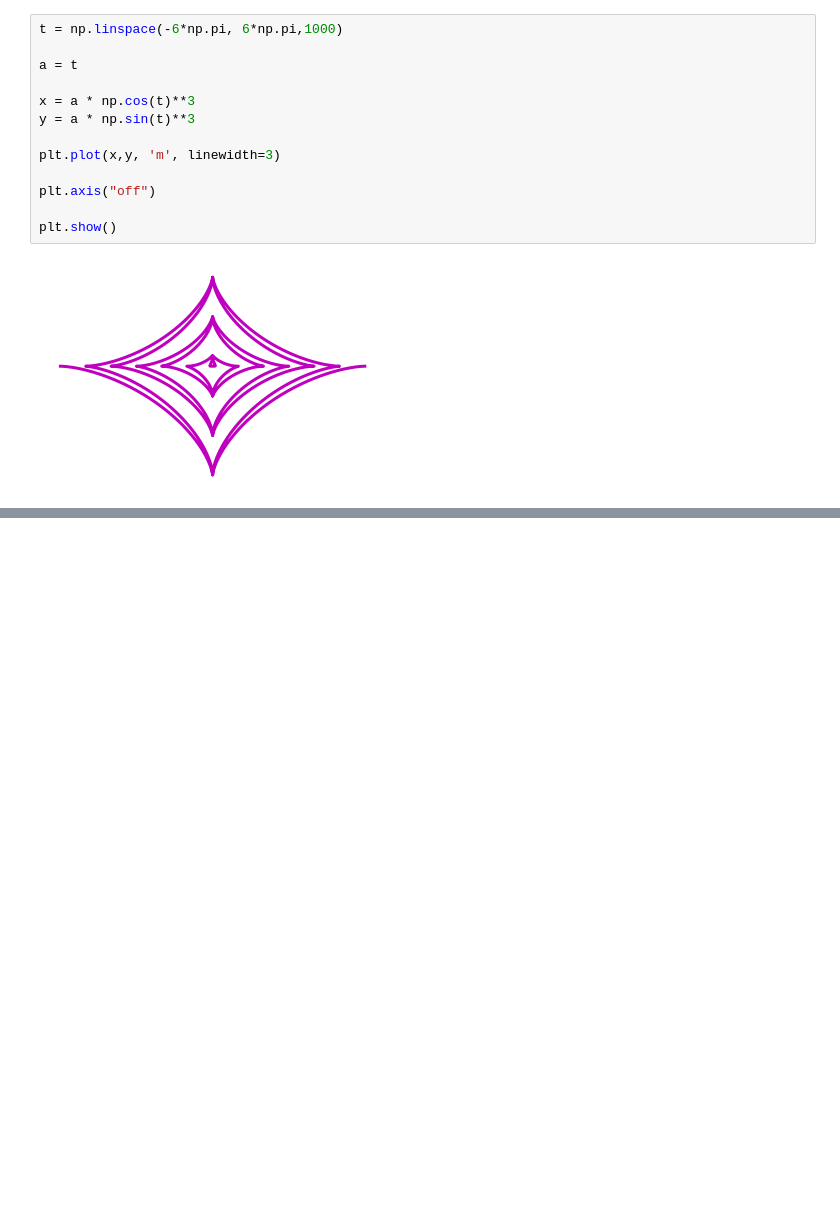
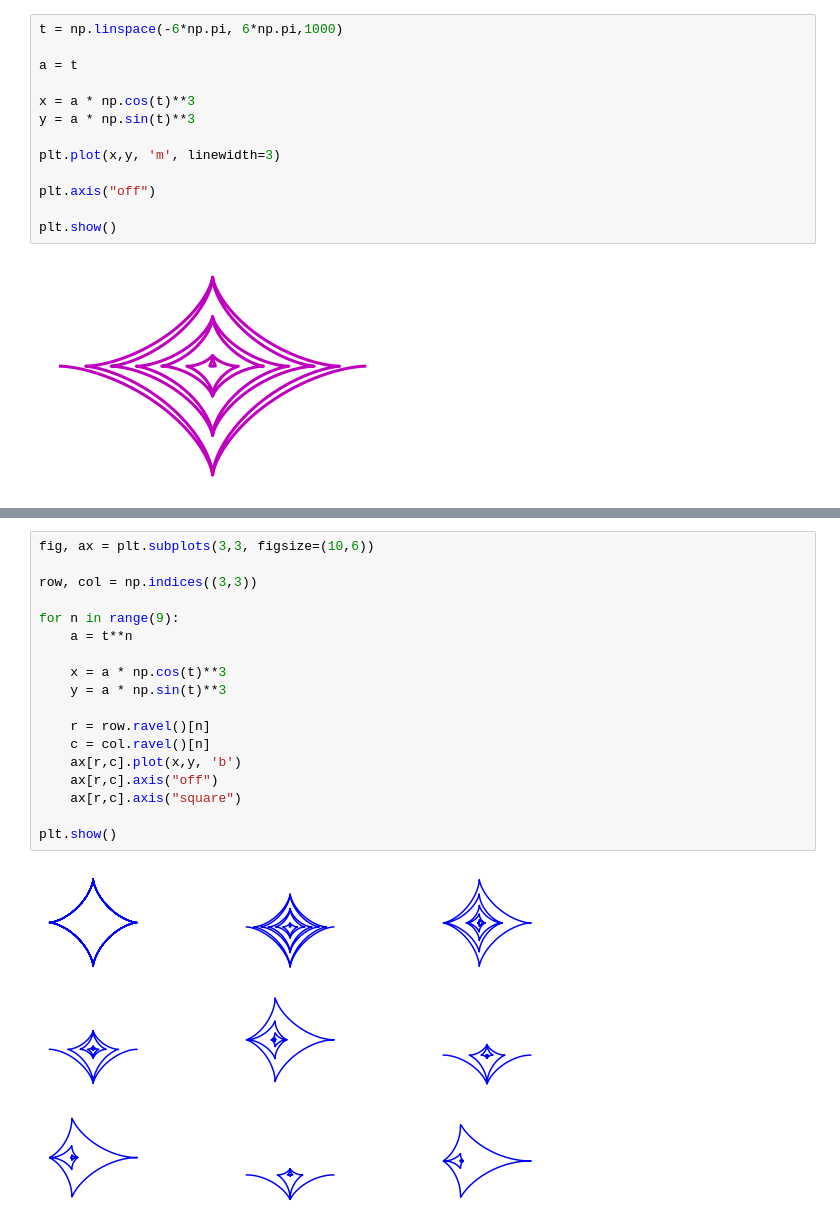
Before and after one commit to danireysan/pymath, a Jupyter notebook: Art with Trigonometry/Astroid radial curve.ipynb, the cells around one changed output, grey strips where cells are left out. Cells and saved outputs as stored; diff of their text form; blank space fills up the shorter version.

```diff
--- a/Art with Trigonometry/Astroid radial curve.ipynb
+++ b/Art with Trigonometry/Astroid radial curve.ipynb
@@ -36,0 +62,20 @@ for n in evenArray:
+# %%
+fig, ax = plt.subplots(3,3, figsize=(10,6))
+
+row, col = np.indices((3,3))
+
+for n in range(9):
+    a = t**n
+
+    x = a * np.cos(t)**3
+    y = a * np.sin(t)**3
+
+    r = row.ravel()[n]
+    c = col.ravel()[n]
+    ax[r,c].plot(x,y, 'b')
+    ax[r,c].axis("off")
+    ax[r,c].axis("square")
+
+plt.show()
+# %% [output]
+[figure, added]
```
Also changed, not shown: parts of 2 cells of this notebook, 3 other files.
